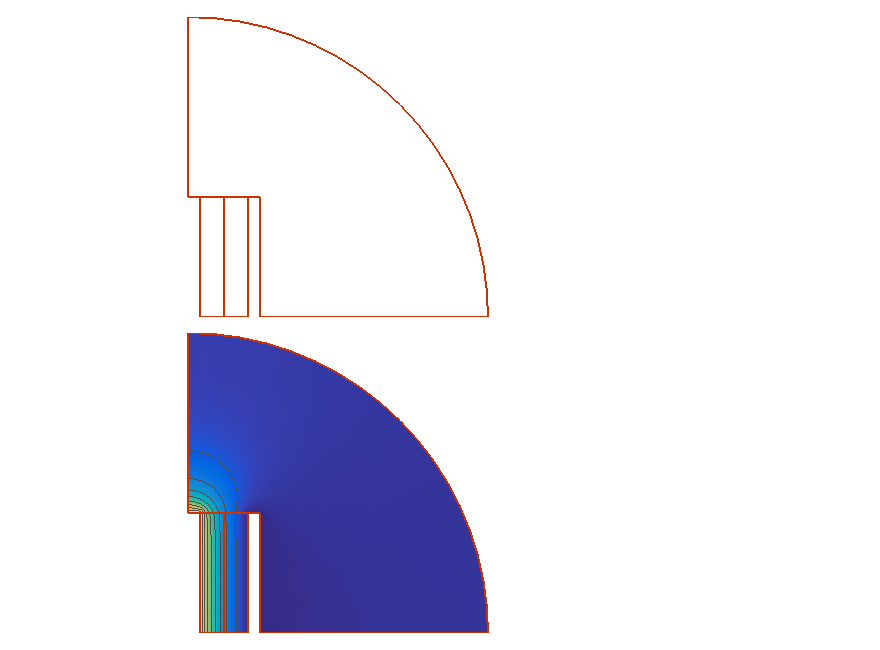
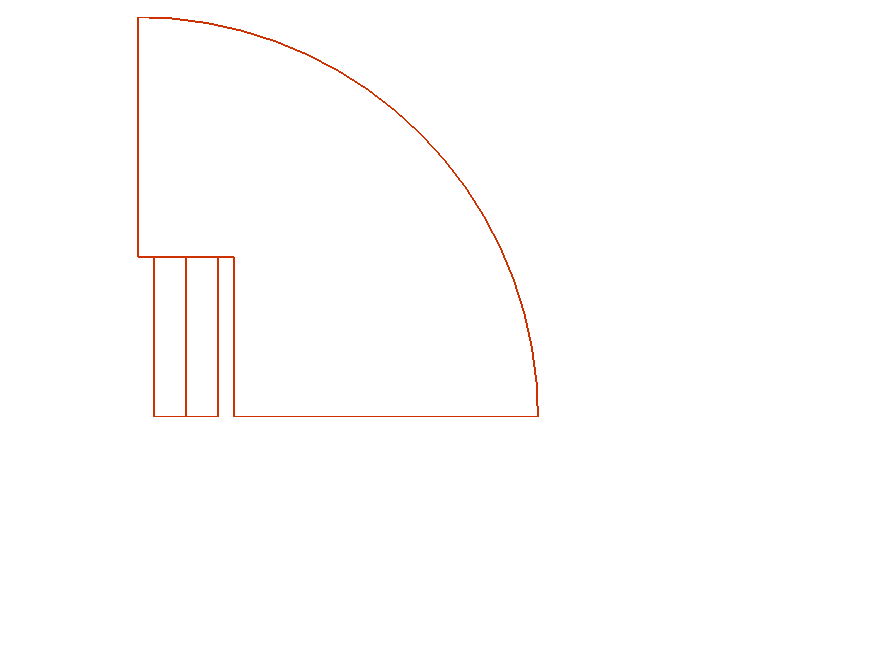
Before and after one commit to artap-framework/jupyter-notebooks, a Jupyter notebook: Agros Suite/Field - Electrostatics.ipynb, the cells around one changed output. Saved outputs shown, nothing was run; the diff lists cells and outputs as text; code cells hidden in the pictures; blank space fills up the shorter version.

Commit message:
simplified show geometry and scalar

```diff
--- a/Agros Suite/Field - Electrostatics.ipynb
+++ b/Agros Suite/Field - Electrostatics.ipynb
@@ -79,8 +68,4 @@ contours = vtk_tools.vtk_contours_actor(file_name_scalar)
-# %%
-vtk_tools.vtk_figure(geometry=geometry)
-# %% [output]
-[figure, removed]
-# %%
-vtk_tools.vtk_figure(geometry=geometry, scalar=scalar, contours=contours)
-# %% [output]
-[figure, removed]
+# %%
+vtk_tools.show_geometry(problem)
+# %% [output]
+[figure, added]
```
Also changed, not shown: parts of 2 cells of this notebook, 1 other file.
